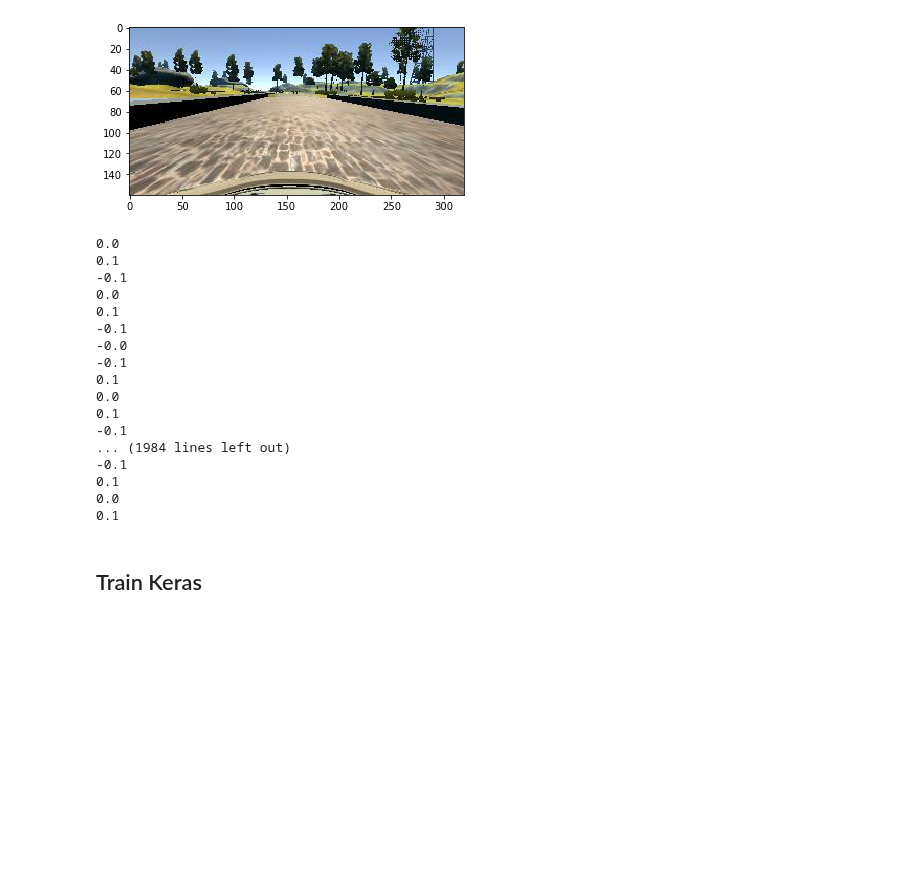
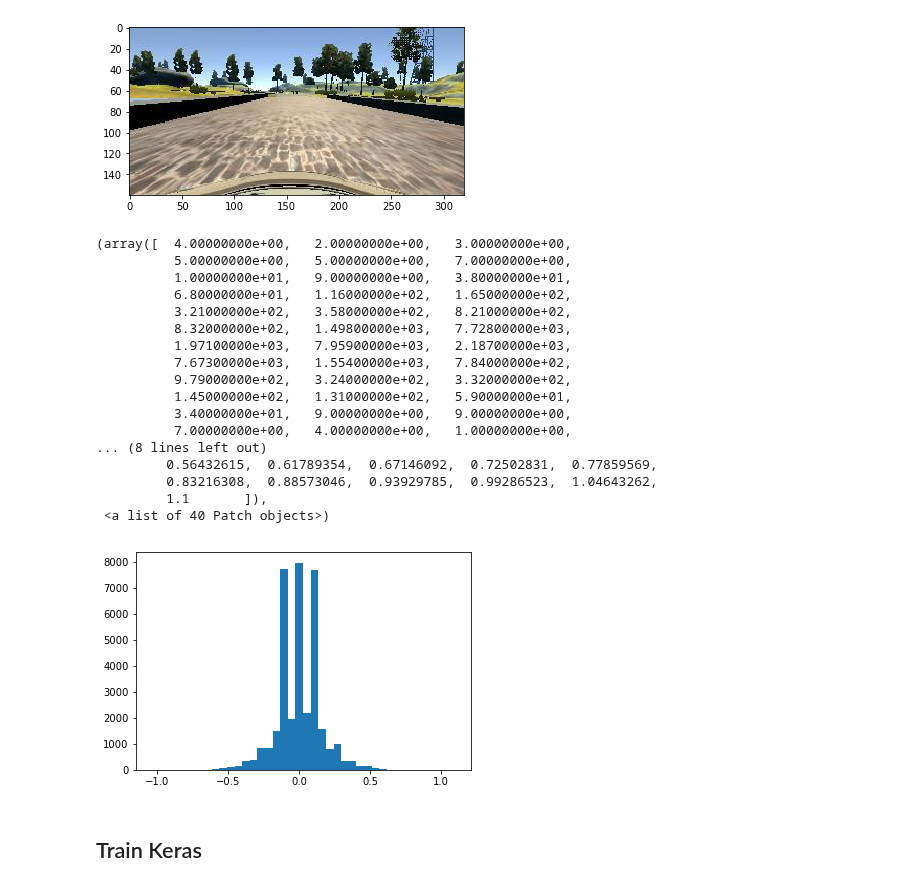
Before and after one commit to cipher982/Autonomous-Driving-Simulation, a Jupyter notebook: training.ipynb, the cells around one changed output. Cells and saved outputs as stored; diff of their text form; code cells hidden in the pictures; blank space fills up the shorter version.

```diff
--- a/training.ipynb
+++ b/training.ipynb
@@ -60,36 +60,32 @@ The average steering angle in the dataset is:  0.00147180218102
 # %%
 from skimage import io, color, exposure, transform
 """
 IMG_SIZE = 32
 images_32 = []
 for image in x_train:
     img = transform.resize(image, (32, 32))
     images_32.append(img)"""
 
-counter = 1
-
-for i in range(2000):
-    #plt.imshow(x_train[i])
-    #plt.show()
-    print(y_train[i])
+plt.hist(y_train, bins = 40)
 # %% [output]
-0.0
-0.1
--0.1
-0.0
-0.1
--0.1
--0.0
--0.1
-0.1
-0.0
-0.1
--0.1
-... (1984 lines left out)
--0.1
-0.1
-0.0
-0.1
+(array([  4.00000000e+00,   2.00000000e+00,   3.00000000e+00,
+          5.00000000e+00,   5.00000000e+00,   7.00000000e+00,
+          1.00000000e+01,   9.00000000e+00,   3.80000000e+01,
+          6.80000000e+01,   1.16000000e+02,   1.65000000e+02,
+          3.21000000e+02,   3.58000000e+02,   8.21000000e+02,
+          8.32000000e+02,   1.49800000e+03,   7.72800000e+03,
+          1.97100000e+03,   7.95900000e+03,   2.18700000e+03,
+          7.67300000e+03,   1.55400000e+03,   7.84000000e+02,
+          9.79000000e+02,   3.24000000e+02,   3.32000000e+02,
+          1.45000000e+02,   1.31000000e+02,   5.90000000e+01,
+          3.40000000e+01,   9.00000000e+00,   9.00000000e+00,
+          7.00000000e+00,   4.00000000e+00,   1.00000000e+00,
+... (8 lines left out)
+         0.56432615,  0.61789354,  0.67146092,  0.72502831,  0.77859569,
+         0.83216308,  0.88573046,  0.93929785,  0.99286523,  1.04643262,
+         1.1       ]),
+ <a list of 40 Patch objects>)
+[figure, added]
 # %% [markdown]
 ## Train Keras
 # %%
```
Also changed, not shown: parts of 3 cells of this notebook.
